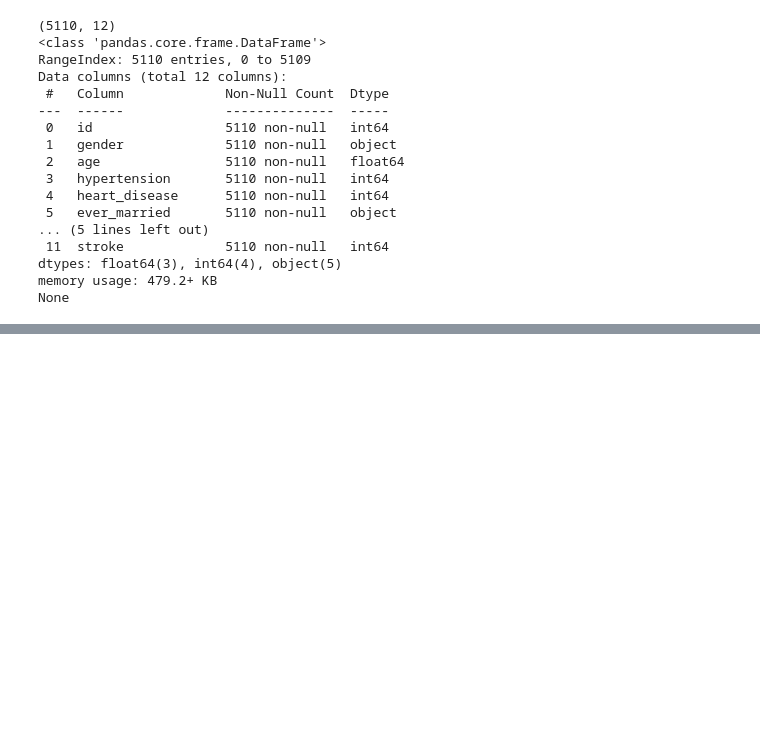
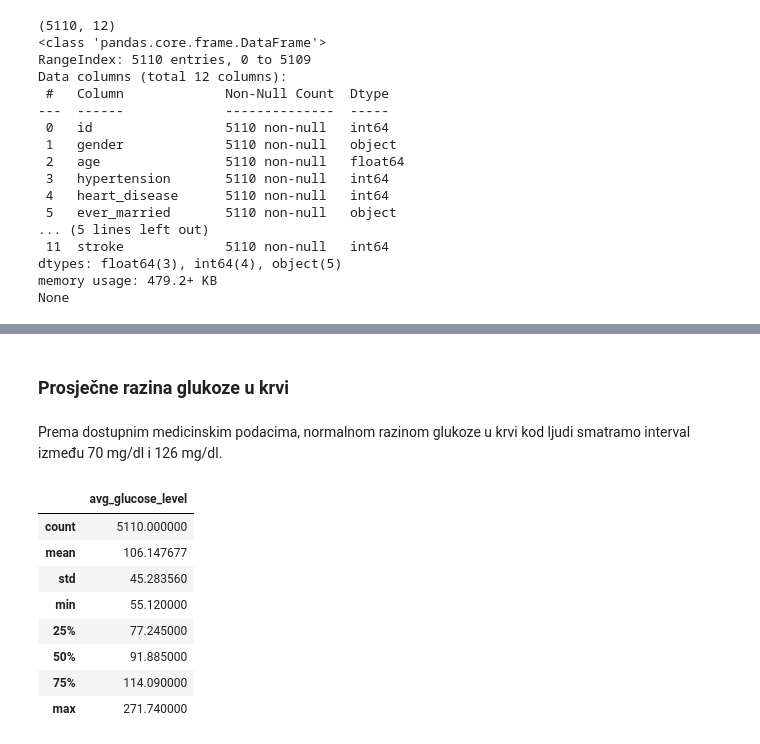
Before and after one commit to matsoftver/Esej, a Jupyter notebook: Esej.ipynb, the cells around one changed output, grey strips where cells are left out. Saved outputs shown, nothing was run; the diff lists cells and outputs as text; code cells hidden in the pictures; blank space fills up the shorter version.

```diff
--- a/Esej.ipynb
+++ b/Esej.ipynb
@@ -77,0 +127,16 @@ podaci[['age','avg_glucose_level', 'bmi']].describe()
+# %% [markdown]
+### Prosječne razina glukoze u krvi
+# %% [markdown]
+Prema dostupnim medicinskim podacima, normalnom razinom glukoze u krvi kod ljudi smatramo interval između 70 mg/dl i 126 mg/dl.
+# %%
+podaci[['avg_glucose_level']].describe()
+# %% [output]
+|  | avg_glucose_level |
+| count | 5110.000000 |
+| mean | 106.147677 |
+| std | 45.283560 |
+| min | 55.120000 |
+| 25% | 77.245000 |
+| 50% | 91.885000 |
+| 75% | 114.090000 |
+| max | 271.740000 |
```
Also changed, not shown: parts of 20 cells of this notebook.
